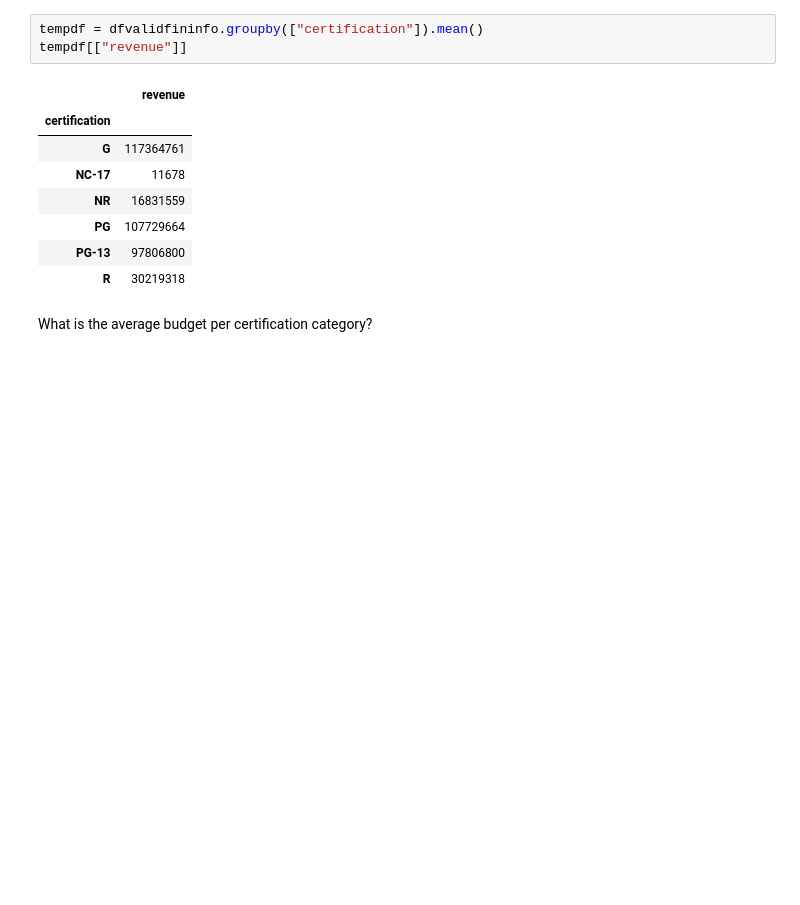
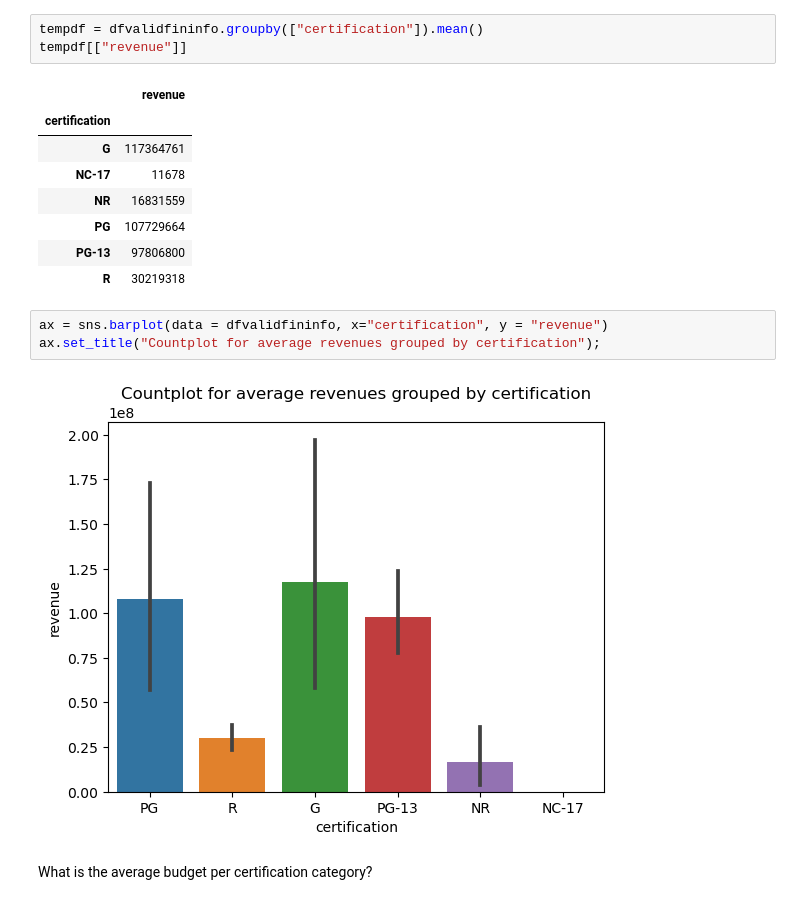
Before and after one commit to JaimeRoss/TMDB-movie-data, a Jupyter notebook: project3 part2 EDA.ipynb, the cells around one changed output. Cells and saved outputs as stored; diff of their text form; blank space fills up the shorter version.

```diff
--- a/project3 part2 EDA.ipynb
+++ b/project3 part2 EDA.ipynb
@@ -108,6 +115,11 @@ tempdf[["revenue"]]
 | PG | 107729664 |
 | PG-13 | 97806800 |
 | R | 30219318 |
+# %%
+ax = sns.barplot(data = dfvalidfininfo, x="certification", y = "revenue")
+ax.set_title("Countplot for average revenues grouped by certification");
+# %% [output]
+[figure, added]
 # %% [markdown]
 What is the average budget per certification category?
 # %%
```
Also changed, not shown: parts of 4 cells of this notebook, 1 other file.
